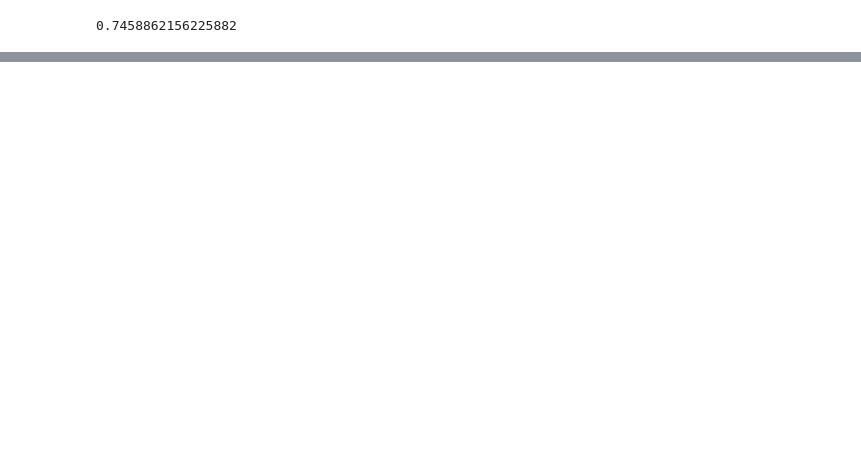
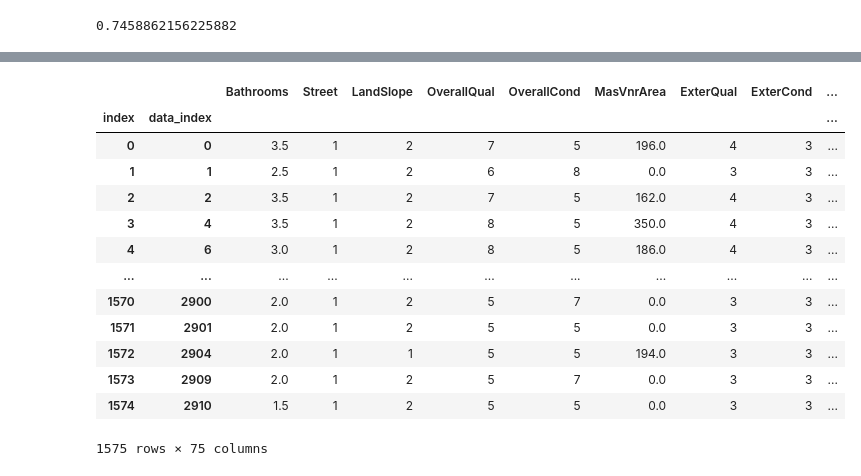
Before and after one commit to ngqhung0912/Research-Database-IR, a Jupyter notebook: data-corruption.ipynb, the cells around one changed output, grey strips where cells are left out. Saved outputs shown, nothing was run; the diff lists cells and outputs as text; code cells hidden in the pictures; blank space fills up the shorter version.

```diff
--- a/data-corruption.ipynb
+++ b/data-corruption.ipynb
@@ -156,0 +199,17 @@ data.loc[267, 'OverallQual']
+# %%
+data_to_corrupt
+# %% [output]
+|  |  | Bathrooms | Street | LandSlope | OverallQual | OverallCond | MasVnrArea | ExterQual | ExterCond | ... |
+| index | data_index |  |  |  |  |  |  |  |  | ... |
+| 0 | 0 | 3.5 | 1 | 2 | 7 | 5 | 196.0 | 4 | 3 | ... |
+| 1 | 1 | 2.5 | 1 | 2 | 6 | 8 | 0.0 | 3 | 3 | ... |
+| 2 | 2 | 3.5 | 1 | 2 | 7 | 5 | 162.0 | 4 | 3 | ... |
+| 3 | 4 | 3.5 | 1 | 2 | 8 | 5 | 350.0 | 4 | 3 | ... |
+| 4 | 6 | 3.0 | 1 | 2 | 8 | 5 | 186.0 | 4 | 3 | ... |
+| ... | ... | ... | ... | ... | ... | ... | ... | ... | ... | ... |
+| 1570 | 2900 | 2.0 | 1 | 2 | 5 | 7 | 0.0 | 3 | 3 | ... |
+| 1571 | 2901 | 2.0 | 1 | 2 | 5 | 5 | 0.0 | 3 | 3 | ... |
+| 1572 | 2904 | 2.0 | 1 | 1 | 5 | 5 | 194.0 | 3 | 3 | ... |
+| 1573 | 2909 | 2.0 | 1 | 2 | 5 | 7 | 0.0 | 3 | 3 | ... |
+| 1574 | 2910 | 1.5 | 1 | 2 | 5 | 5 | 0.0 | 3 | 3 | ... |
+1575 rows × 75 columns
```
Also changed, not shown: parts of 20 cells of this notebook, 9 other files.
